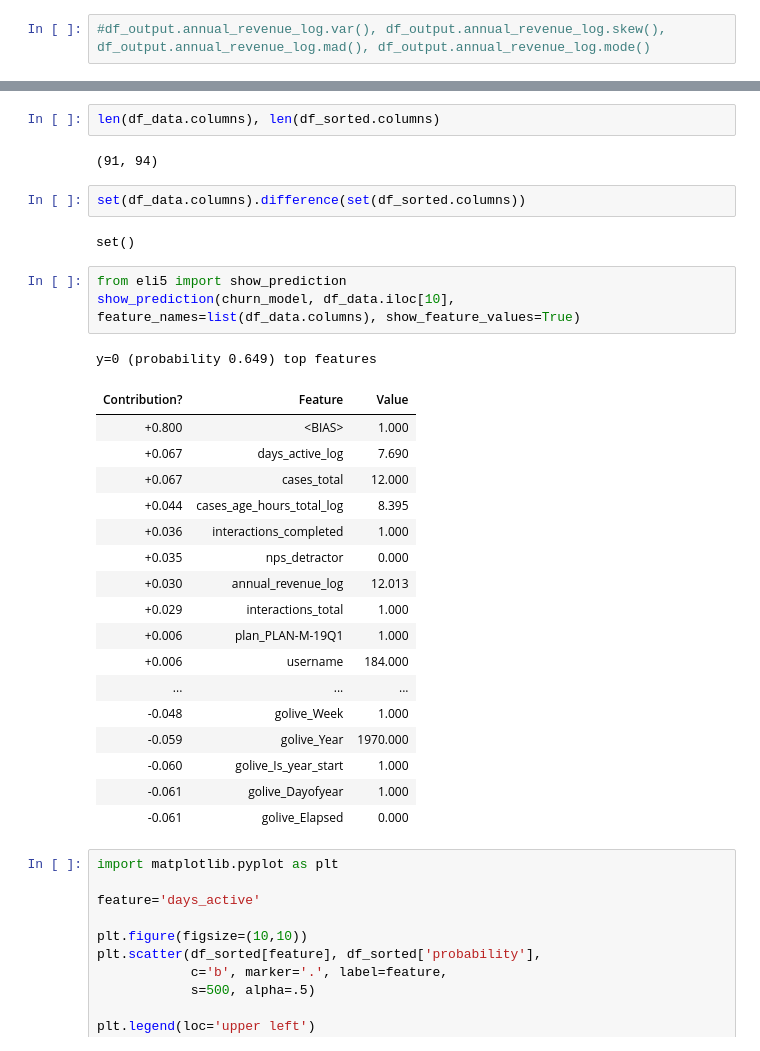
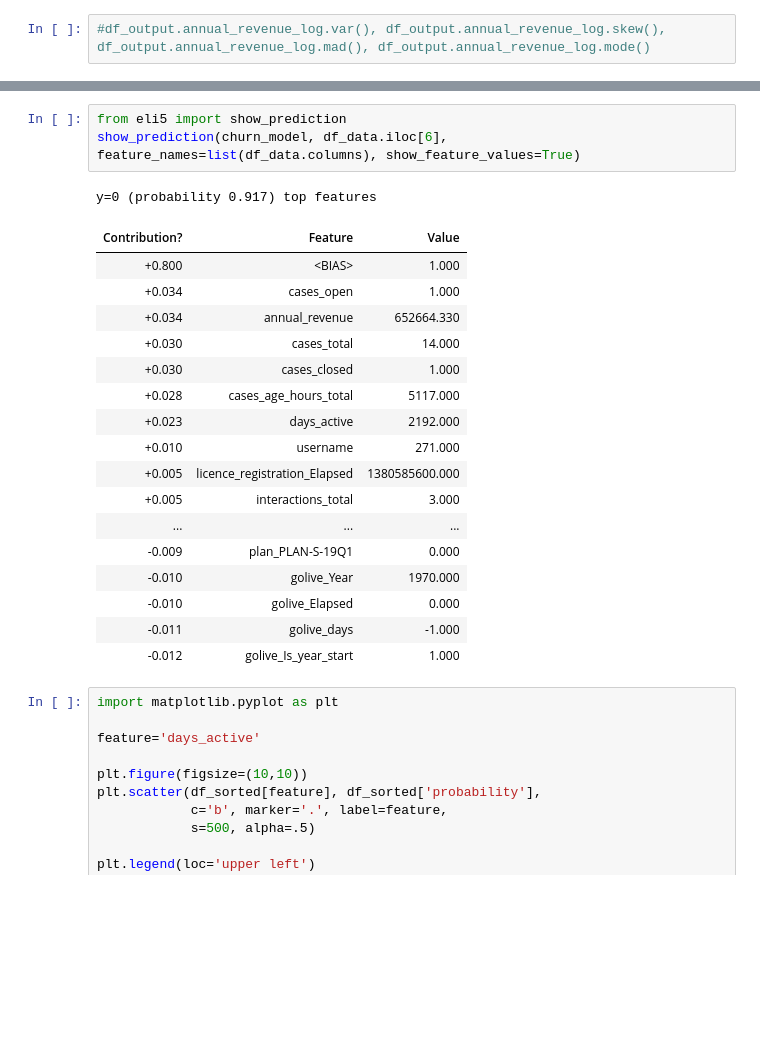
Before and after one commit to justinhennessy/100-days-of-code, a Jupyter notebook: project/churn_inference.ipynb, the cells around one changed output, grey strips where cells are left out. Drawn from its saved outputs; the diff is of its cells as text; blank space fills up the shorter version.

```diff
--- a/project/churn_inference.ipynb
+++ b/project/churn_inference.ipynb
@@ -155,33 +151,25 @@ Name: username, Length: 5889, dtype: object
-# %%
-len(df_data.columns), len(df_sorted.columns)
-# %% [output]
-(91, 94)
-# %%
-set(df_data.columns).difference(set(df_sorted.columns))
-# %% [output]
-set()
 # %%
 from eli5 import show_prediction
-show_prediction(churn_model, df_data.iloc[10], feature_names=list(df_data.columns), show_feature_values=True)
+show_prediction(churn_model, df_data.iloc[6], feature_names=list(df_data.columns), show_feature_values=True)
 # %% [output]
-y=0 (probability 0.649) top features
+y=0 (probability 0.917) top features
 | Contribution? | Feature | Value |
 | +0.800 | <BIAS> | 1.000 |
-| +0.067 | days_active_log | 7.690 |
-| +0.067 | cases_total | 12.000 |
-| +0.044 | cases_age_hours_total_log | 8.395 |
-| +0.036 | interactions_completed | 1.000 |
-| +0.035 | nps_detractor | 0.000 |
-| +0.030 | annual_revenue_log | 12.013 |
-| +0.029 | interactions_total | 1.000 |
-| +0.006 | plan_PLAN-M-19Q1 | 1.000 |
-| +0.006 | username | 184.000 |
+| +0.034 | cases_open | 1.000 |
+| +0.034 | annual_revenue | 652664.330 |
+| +0.030 | cases_total | 14.000 |
+| +0.030 | cases_closed | 1.000 |
+| +0.028 | cases_age_hours_total | 5117.000 |
+| +0.023 | days_active | 2192.000 |
+| +0.010 | username | 271.000 |
+| +0.005 | licence_registration_Elapsed | 1380585600.000 |
+| +0.005 | interactions_total | 3.000 |
 | ... | ... | ... |
-| -0.048 | golive_Week | 1.000 |
-| -0.059 | golive_Year | 1970.000 |
-| -0.060 | golive_Is_year_start | 1.000 |
-| -0.061 | golive_Dayofyear | 1.000 |
-| -0.061 | golive_Elapsed | 0.000 |
+| -0.009 | plan_PLAN-S-19Q1 | 0.000 |
+| -0.010 | golive_Year | 1970.000 |
+| -0.010 | golive_Elapsed | 0.000 |
+| -0.011 | golive_days | -1.000 |
+| -0.012 | golive_Is_year_start | 1.000 |
 # %%
 import matplotlib.pyplot as plt
 
```
Also changed, not shown: parts of 3 cells of this notebook, 1 other file.
